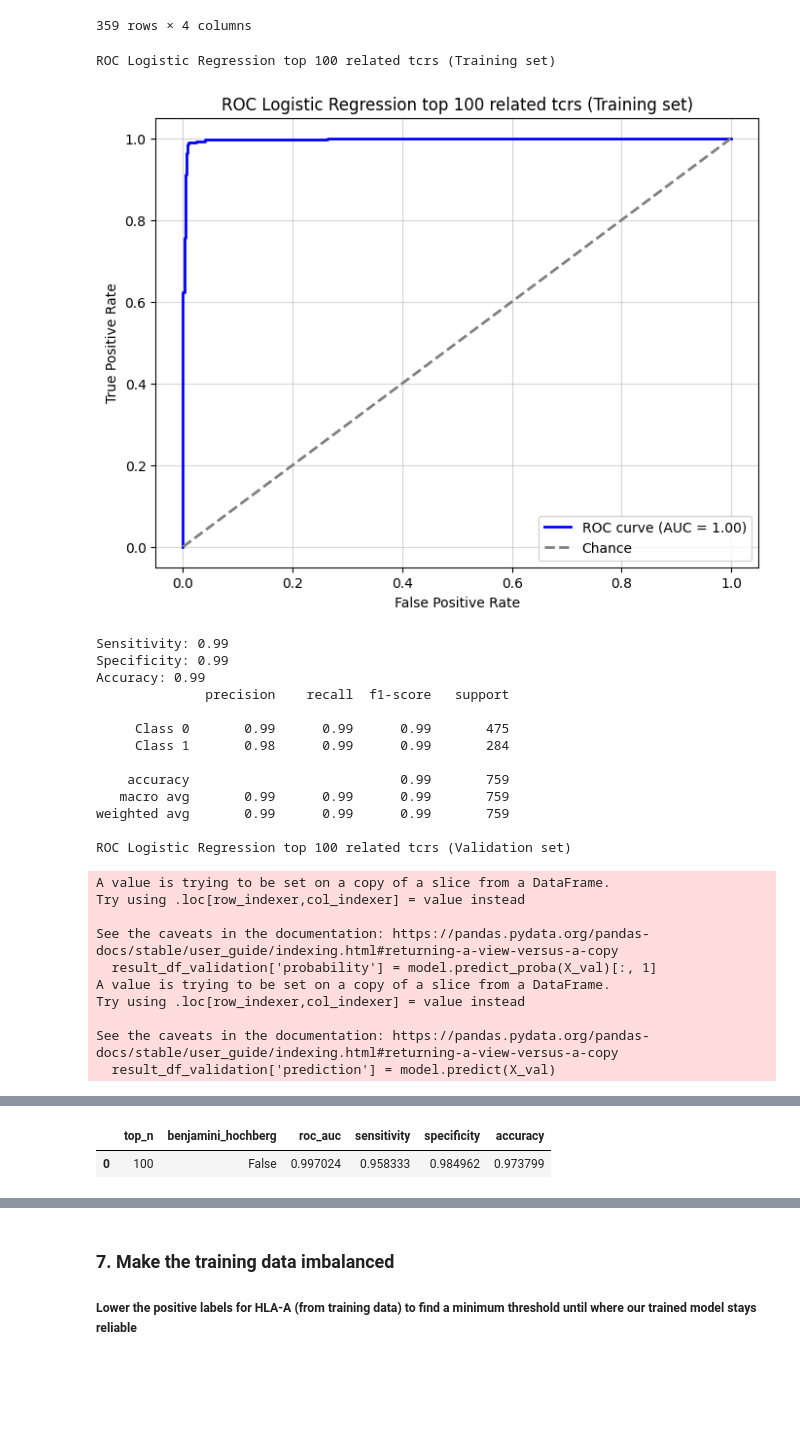
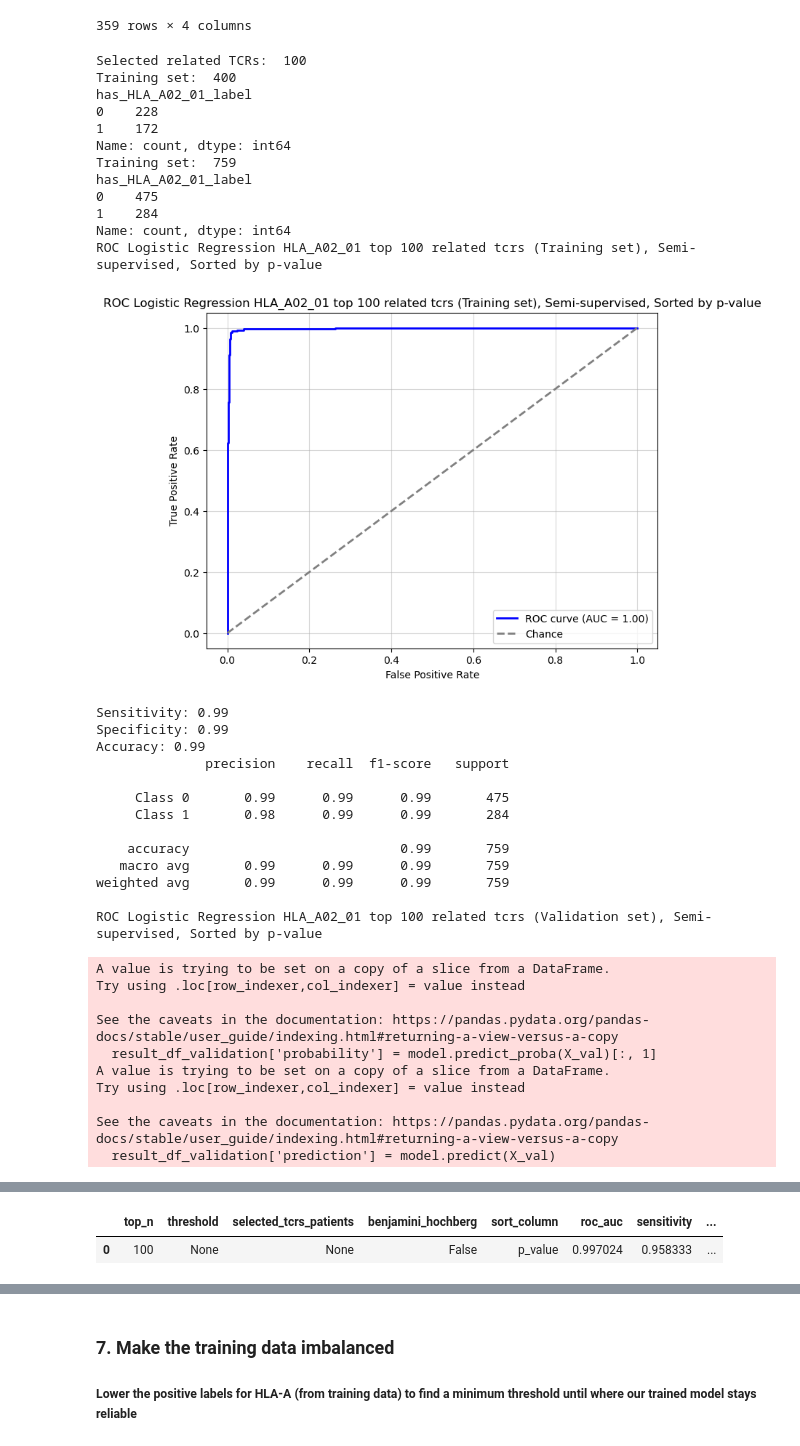
Before and after one commit to saartjeherman/Emerson, a Jupyter notebook: emerson_clean.ipynb, the cells around one changed output, grey strips where cells are left out. Drawn from its saved outputs; the diff is of its cells as text; code cells hidden in the pictures; blank space fills up the shorter version.

```diff
--- a/emerson_clean.ipynb
+++ b/emerson_clean.ipynb
@@ -147,20 +132,20 @@ for bn in BN:
         #result_df_training_plot = result_df_copy.iloc[:400]
         #af.plot_total_vs_significant_tcrs(result_df_training_plot, n)
         result_df = af.preprocessing_dataset(fisher_exact_results_df, patient_df, patients_path, top_n=n, benjamini_hochberg=bn)
-        model, metrics_training = af.train_training_dataset(result_df, top_n=n, benjamini_hochberg=bn)
+        model, metrics_training = af.train_training_dataset(result_df, top_n=n, benjamini_hochberg=bn, folder='results\\5\\')
         metrics_training_data.append(metrics_training)
 
         #validation set
         metrics_validation = af.validate_validation_dataset(result_df, top_n=n, number_patients=400,
-                                                            benjamini_hochberg=bn, model=model)
+                                                            benjamini_hochberg=bn, model=model, folder='results\\5\\')
         metrics_validation_data.append(metrics_validation)
 
 
 metrics_training_df = pd.DataFrame(metrics_training_data)
 metrics_validation_df = pd.DataFrame(metrics_validation_data)
 
-af.write_to_file(metrics_training_df, 'results\\metrics_classifiers_training.tsv')
-af.write_to_file(metrics_validation_df, 'results\\metrics_classifiers_validation.tsv')
+af.write_to_file(metrics_training_df, 'results\\5\\metrics_classifiers_training.tsv')
+af.write_to_file(metrics_validation_df, 'results\\5\\metrics_classifiers_validation.tsv')
 
 metrics_training_df
 metrics_validation_df
@@ -233,3 +224,3 @@ af.write_to_file(fisher_exact_results_df, 'results\\fisher_exact_results_Mitchel
 # %%
-fisher_exact_results_df_mitchel = af.read_file('results\\fisher_exact_results_Mitchell.tsv')
+fisher_exact_results_df_mitchel = af.read_file('results\\6\\fisher_exact_results_Mitchell.tsv')
 fisher_exact_results_df_mitchel['TCR'] = fisher_exact_results_df_mitchel['TCR'].apply(ast.literal_eval)
@@ -325,39 +334,51 @@ patient_df_emerson = af.select_patients_hla_labelling(patient_df)
 fisher_exact_results_df_emerson = af.read_file('results\\fisher_exact_results.tsv')
 fisher_exact_results_df_emerson['TCR'] = fisher_exact_results_df_emerson['TCR'].apply(ast.literal_eval)
 
 result_df_emerson = af.preprocessing_dataset(fisher_exact_results_df_emerson, patient_df_emerson, '\\data\\HLA_emerson_2017', top_n=n, benjamini_hochberg=bn)
 
 #training set
 #select first 400 patients for training
 result_df_emerson.sort_values(by=['repertoire_id'], inplace=True, ignore_index=True)
 result_df_training = result_df_emerson.iloc[:400]
 print("Training set: ", len(result_df_training))
 print(result_df_training['has_HLA_A02_01_label'].value_counts())
 result_df_training = pd.concat([train_result_df, result_df_training], ignore_index=True)
 print("Training set: ", len(result_df_training))
 print(result_df_training['has_HLA_A02_01_label'].value_counts())
 
 
-model, metrics_training = af.train_training_dataset(result_df_training, top_n=n, benjamini_hochberg=bn, semi_supervised=True)
+model, metrics_training = af.train_training_dataset(result_df_training, top_n=n, benjamini_hochberg=bn,
+                                                    semi_supervised=True, folder='results\\6')
 metrics_training_data.append(metrics_training)
 
 #validation set
-metrics_validation = af.validate_validation_dataset(result_df_emerson, top_n=n,number_patients=400,
+metrics_validation = af.validate_validation_dataset(result_df_emerson, top_n=n,number_patients=400, folder='results\\6',
                                                      benjamini_hochberg=bn, model=model,semi_supervised=True)
 metrics_validation_data.append(metrics_validation)
 
 
 metrics_training_df = pd.DataFrame(metrics_training_data)
 metrics_validation_df = pd.DataFrame(metrics_validation_data)
 
-af.write_to_file(metrics_training_df, 'results\\metrics_classifiers_training_semi_supervised.tsv')
-af.write_to_file(metrics_validation_df, 'results\\metrics_classifiers_validation_semi_supervised.tsv')
+af.write_to_file(metrics_training_df, 'results\\6\\metrics_classifiers_training_semi_supervised.tsv')
+af.write_to_file(metrics_validation_df, 'results\\6\\metrics_classifiers_validation_semi_supervised.tsv')
 
 metrics_training_df
 metrics_validation_df
 # %% [output]
-ROC Logistic Regression top 100 related tcrs (Training set)
+Selected related TCRs:  100
+Training set:  400
+has_HLA_A02_01_label
+0    228
+1    172
+Name: count, dtype: int64
+Training set:  759
+has_HLA_A02_01_label
+0    475
+1    284
+Name: count, dtype: int64
+ROC Logistic Regression HLA_A02_01 top 100 related tcrs (Training set), Semi-supervised, Sorted by p-value
-[figure, old version]
+[figure, new version]
 Sensitivity: 0.99
 Specificity: 0.99
 Accuracy: 0.99
@@ -370,7 +391,7 @@ Accuracy: 0.99
    macro avg       0.99      0.99      0.99       759
 weighted avg       0.99      0.99      0.99       759
 
-ROC Logistic Regression top 100 related tcrs (Validation set)
+ROC Logistic Regression HLA_A02_01 top 100 related tcrs (Validation set), Semi-supervised, Sorted by p-value
 A value is trying to be set on a copy of a slice from a DataFrame.
 Try using .loc[row_indexer,col_indexer] = value instead
 
@@ -393,5 +414,5 @@ Accuracy: 0.97
     accuracy                           0.97       229
    macro avg       0.97      0.97      0.97       229
 weighted avg       0.97      0.97      0.97       229
-|  | top_n | benjamini_hochberg | roc_auc | sensitivity | specificity | accuracy |
-| 0 | 100 | False | 0.997024 | 0.958333 | 0.984962 | 0.973799 |
+|  | top_n | threshold | selected_tcrs_patients | benjamini_hochberg | sort_column | roc_auc | sensitivity | ... |
+| 0 | 100 | None | None | False | p_value | 0.997024 | 0.958333 | ... |
```
Also changed, not shown: parts of 46 cells of this notebook.
